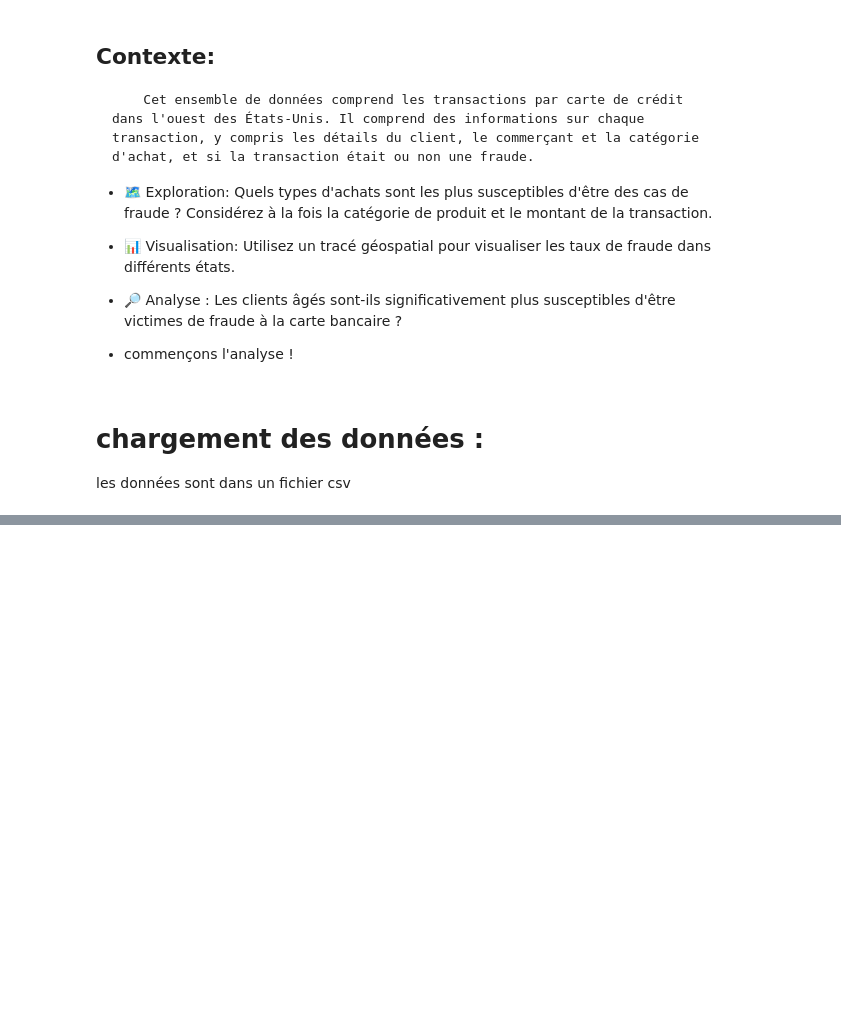
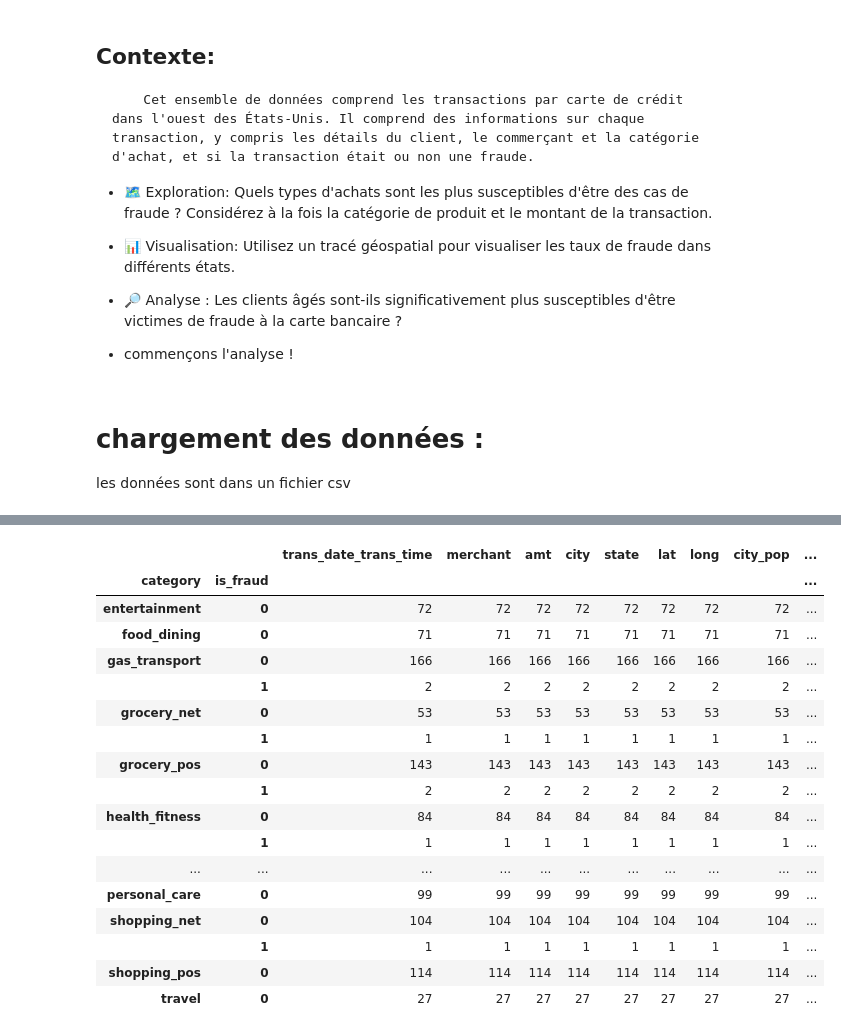
Before and after one commit to AmintaM/ProjetBlanc, a Jupyter notebook: index.ipynb, the cells around one changed output, grey strips where cells are left out. Saved outputs shown, nothing was run; the diff lists cells and outputs as text; code cells hidden in the pictures; blank space fills up the shorter version.

```diff
--- a/index.ipynb
+++ b/index.ipynb
@@ -69,0 +93,21 @@ fifa.tail(15)
+# %%
+df.groupby(['category','is_fraud']).count()
+# %% [output]
+|  |  | trans_date_trans_time | merchant | amt | city | state | lat | long | city_pop | ... |
+| category | is_fraud |  |  |  |  |  |  |  |  | ... |
+| entertainment | 0 | 72 | 72 | 72 | 72 | 72 | 72 | 72 | 72 | ... |
+| food_dining | 0 | 71 | 71 | 71 | 71 | 71 | 71 | 71 | 71 | ... |
+| gas_transport | 0 | 166 | 166 | 166 | 166 | 166 | 166 | 166 | 166 | ... |
+|  | 1 | 2 | 2 | 2 | 2 | 2 | 2 | 2 | 2 | ... |
+| grocery_net | 0 | 53 | 53 | 53 | 53 | 53 | 53 | 53 | 53 | ... |
+|  | 1 | 1 | 1 | 1 | 1 | 1 | 1 | 1 | 1 | ... |
+| grocery_pos | 0 | 143 | 143 | 143 | 143 | 143 | 143 | 143 | 143 | ... |
+|  | 1 | 2 | 2 | 2 | 2 | 2 | 2 | 2 | 2 | ... |
+| health_fitness | 0 | 84 | 84 | 84 | 84 | 84 | 84 | 84 | 84 | ... |
+|  | 1 | 1 | 1 | 1 | 1 | 1 | 1 | 1 | 1 | ... |
+| ... | ... | ... | ... | ... | ... | ... | ... | ... | ... | ... |
+| personal_care | 0 | 99 | 99 | 99 | 99 | 99 | 99 | 99 | 99 | ... |
+| shopping_net | 0 | 104 | 104 | 104 | 104 | 104 | 104 | 104 | 104 | ... |
+|  | 1 | 1 | 1 | 1 | 1 | 1 | 1 | 1 | 1 | ... |
+| shopping_pos | 0 | 114 | 114 | 114 | 114 | 114 | 114 | 114 | 114 | ... |
+| travel | 0 | 27 | 27 | 27 | 27 | 27 | 27 | 27 | 27 | ... |
```
Also changed, not shown: parts of 32 cells of this notebook, 3 other files.
